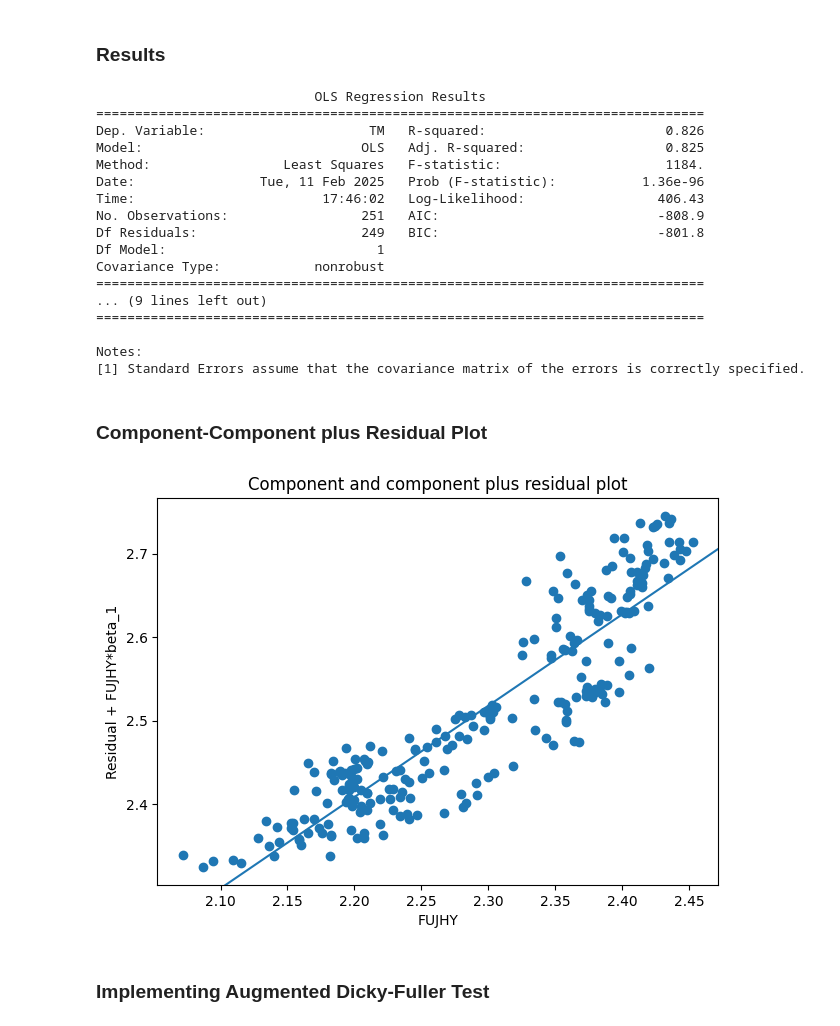
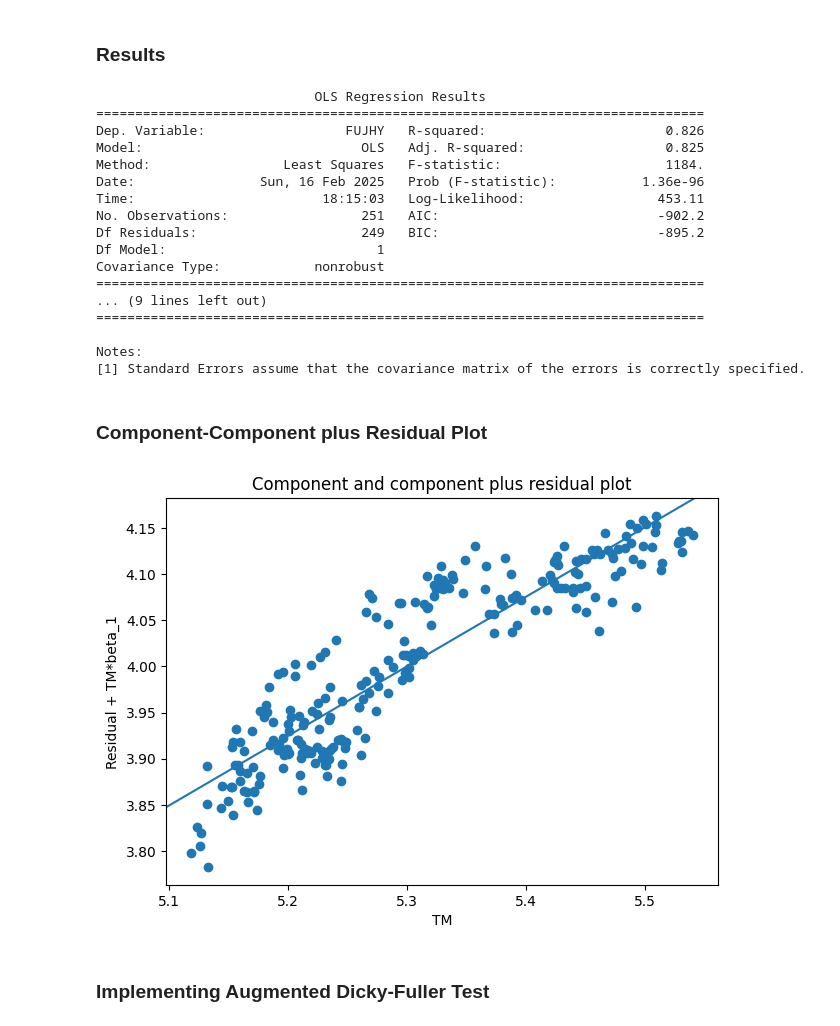
Before and after one commit to victoria-uriostegui/Pairs-Trading-Repo-ED-VU-Fall-24-, a Jupyter notebook: pairs_trading.ipynb, the cells around one changed output. Cells and saved outputs as stored; diff of their text form; code cells hidden in the pictures.

```diff
--- a/pairs_trading.ipynb
+++ b/pairs_trading.ipynb
@@ -163,21 +163,21 @@ plt.show()
 # %% [markdown]
 ### Results
 # %%
-Y = tmsub_df['TM']
-X = tmsub_df['FUJHY']
+Y = tmsub_df['FUJHY']
+X = tmsub_df['TM']
 X = sm.add_constant(X)
 result = sm.OLS(Y, X).fit()
 print(result.summary())
 # %% [output]
                             OLS Regression Results
 ==============================================================================
-Dep. Variable:                     TM   R-squared:                       0.826
+Dep. Variable:                  FUJHY   R-squared:                       0.826
 Model:                            OLS   Adj. R-squared:                  0.825
 Method:                 Least Squares   F-statistic:                     1184.
-Date:                Tue, 11 Feb 2025   Prob (F-statistic):           1.36e-96
-Time:                        17:46:02   Log-Likelihood:                 406.43
-No. Observations:                 251   AIC:                            -808.9
-Df Residuals:                     249   BIC:                            -801.8
+Date:                Sun, 16 Feb 2025   Prob (F-statistic):           1.36e-96
+Time:                        18:15:03   Log-Likelihood:                 453.11
+No. Observations:                 251   AIC:                            -902.2
+Df Residuals:                     249   BIC:                            -895.2
 Df Model:                           1
 Covariance Type:            nonrobust
 ==============================================================================
@@ -190,11 +190,11 @@ Notes:
 ### Component-Component plus Residual Plot
 # %%
 # Plot showing OLS results using Component-Component plus Residual (CCPR) Plots
-result_plot = sm.graphics.plot_ccpr(result,'FUJHY')
+result_plot = sm.graphics.plot_ccpr(result,'TM')
 # Tight layout makes plot readable
 result_plot.tight_layout(pad=1.0)
 # %% [output]
-[figure, old version]
+[figure, new version]
 # %% [markdown]
 ### Implementing Augmented Dicky-Fuller Test
 # %%
```
Also changed, not shown: parts of 4 cells of this notebook.
